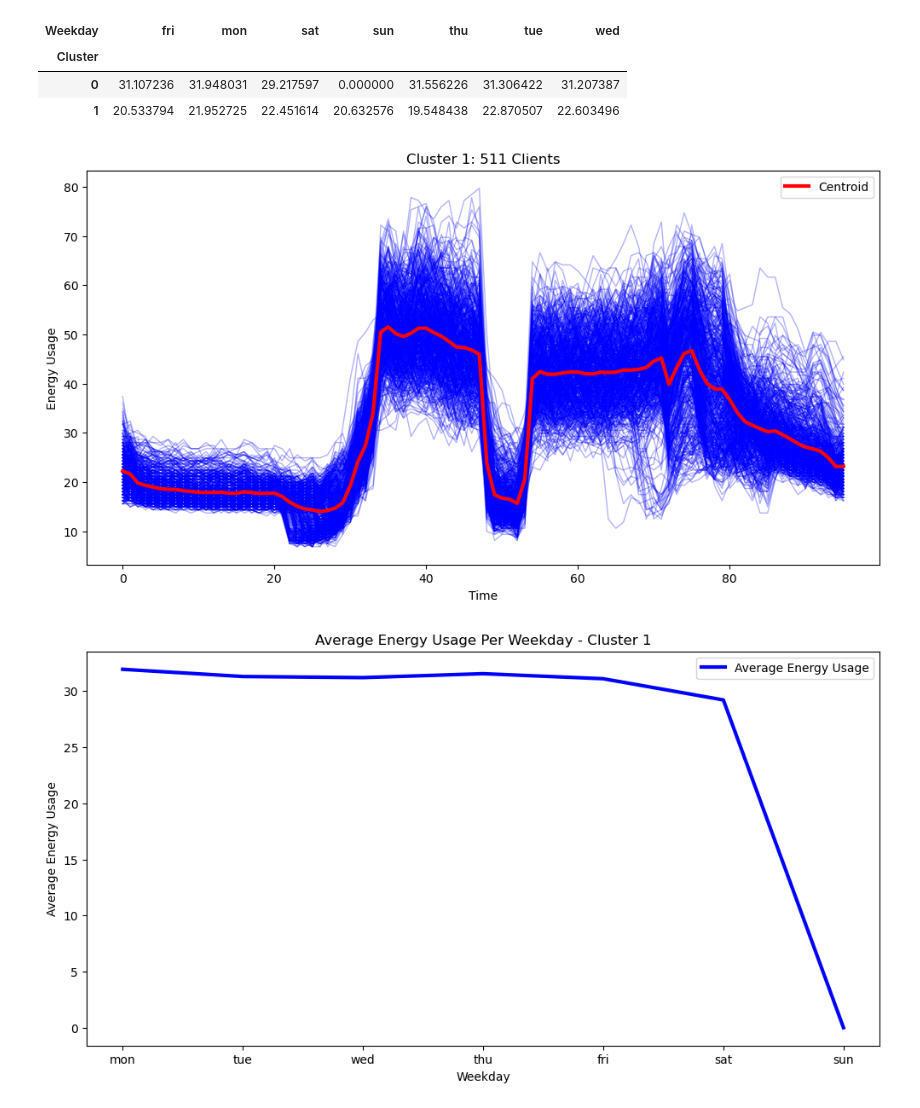
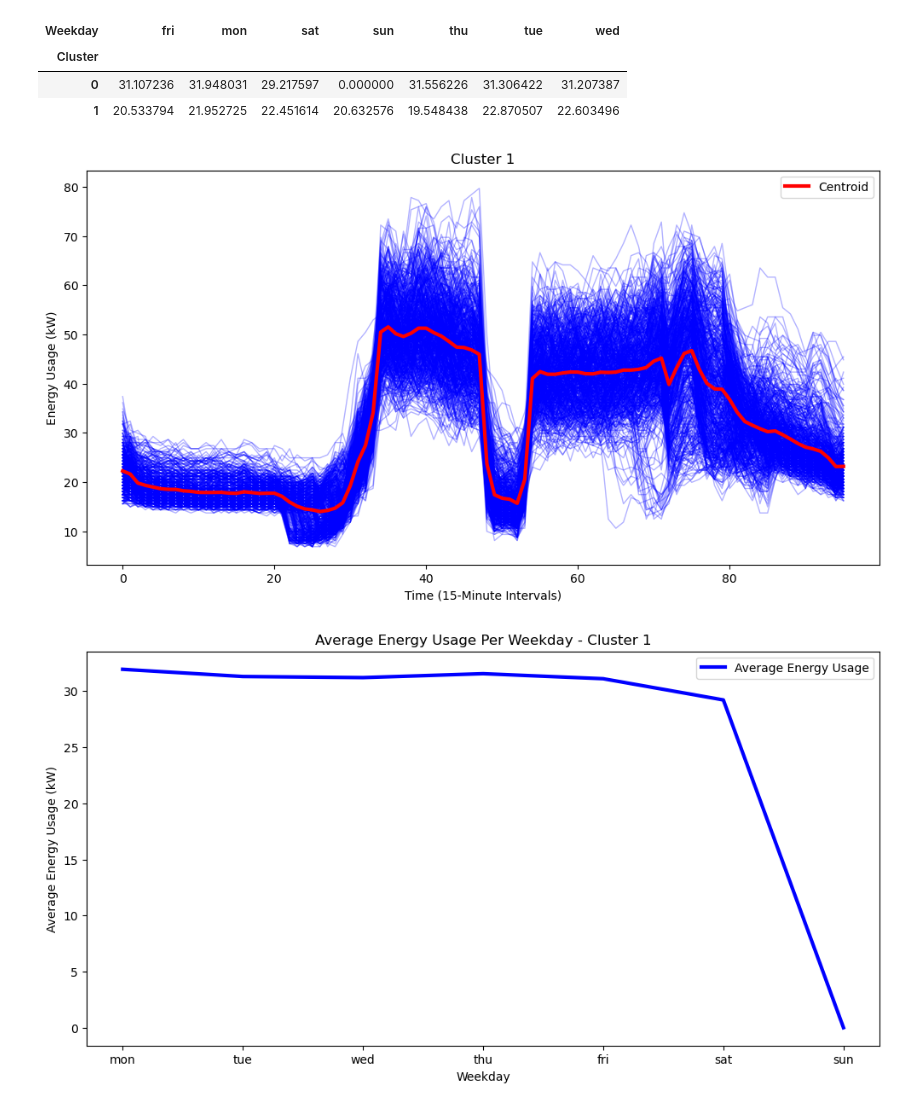
Before and after one commit to JordanVercillo/data_science, a Jupyter notebook: machine_learning/assignments/assignment2.ipynb, the cells around one changed output. Drawn from its saved outputs; the diff is of its cells as text; code cells hidden in the pictures.

```diff
--- a/machine_learning/assignments/assignment2.ipynb
+++ b/machine_learning/assignments/assignment2.ipynb
@@ -620,41 +641,41 @@ average_energy_usage_per_weekday
 # %%
 cluster = 0  # 0 for Cluster 1, 1 for Cluster 2
 
 cluster_weekday_avg = average_energy_usage_per_weekday.loc[cluster]
 
-# custom weekday order
+# Custom weekday order
 weekday_order = ['mon', 'tue', 'wed', 'thu', 'fri', 'sat', 'sun']
 cluster_weekday_avg = cluster_weekday_avg[weekday_order]
 
 cluster_mask = labels == cluster
 
 
 cluster_data = list(compress(X, cluster_mask))
 
 plt.figure(figsize=(12, 6))
-plt.title(f"Cluster {cluster + 1}: {len(cluster_data)} Clients")  # Use the cluster number
-plt.xlabel("Time")
-plt.ylabel("Energy Usage")
+plt.title(f"Cluster 1")  # Use the cluster number
+plt.xlabel("Time (15-Minute Intervals)")
+plt.ylabel("Energy Usage (kW)")
 for curve in cluster_data:
     plt.plot(curve, color='blue', alpha=0.3, linewidth=1)  # Individual curves in light blue
 
 centroid = centroids[cluster]
 plt.plot(centroid, color='red', linewidth=3, label="Centroid")  # Plot the centroid in red
 plt.legend()
 plt.show()
 
 plt.figure(figsize=(12, 6))
-plt.title(f"Average Energy Usage Per Weekday - Cluster {cluster + 1}")  # Same cluster number
+plt.title(f"Average Energy Usage Per Weekday - Cluster 1")  # Same cluster number
 plt.xlabel("Weekday")
-plt.ylabel("Average Energy Usage")
+plt.ylabel("Average Energy Usage (kW)")
 
 weekdays = cluster_weekday_avg.index
 plt.plot(weekdays, cluster_weekday_avg.values, color='blue', linewidth=3, label="Average Energy Usage")
 plt.legend()
 plt.show()
 # %% [output]
-[figure, old version]
+[figure, new version]
-[figure, old version]
+[figure, new version]
 # %%
 cluster = 1  # 0 for Cluster 1, 1 for Cluster 2
 
```
Also changed, not shown: parts of 15 cells of this notebook.
